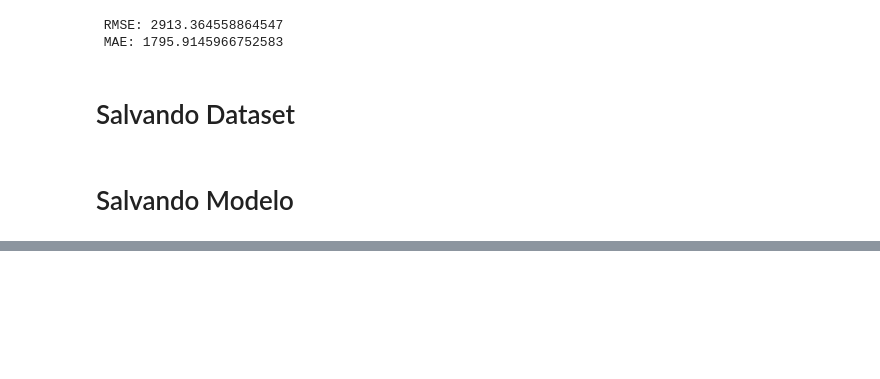
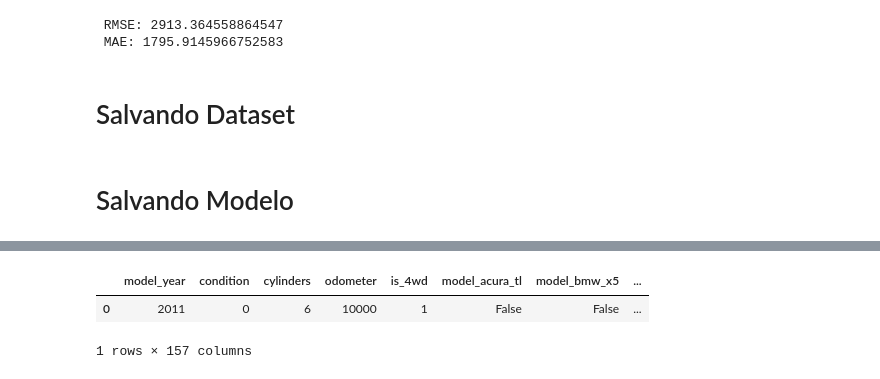
Before and after one commit to henriquetargino/Vehicles, a Jupyter notebook: notebooks/model.ipynb, the cells around one changed output, grey strips where cells are left out. Drawn from its saved outputs; the diff is of its cells as text; code cells hidden in the pictures; blank space fills up the shorter version.

Commit message:
brand select box

```diff
--- a/notebooks/model.ipynb
+++ b/notebooks/model.ipynb
@@ -145,0 +178,5 @@ O carro custa 19900.0
+# %%
+input_model = ["bmw","bmw x5",2011,0,6,"gas","automatic","SUV","unknown",1,10000]
+# %%
+columns_user = [f'brand_{input_model[0]}', f'model_{input_model[1]}', 'model_year', 'condition', 'cylinders', f'fuel_{input_model[5]}', f'transmission_{input_model[6]}', f'type_{input_model[7]}', f'paint_color_{input_model[8]}', 'is_4wd', 'odometer']
+columns_user
@@ -145,0 +195,9 @@ O carro custa 19900.0
+# %%
+dftt = pd.DataFrame([input_model], columns=columns_user)
+df_final = pd.concat([dft, dftt], axis=0)
+df_final = df_final.fillna(False)
+df_final.head()
+# %% [output]
+|  | model_year | condition | cylinders | odometer | is_4wd | model_acura_tl | model_bmw_x5 | ... |
+| 0 | 2011 | 0 | 6 | 10000 | 1 | False | False | ... |
+1 rows × 157 columns
```
Also changed, not shown: parts of 10 cells of this notebook, 3 other files.
